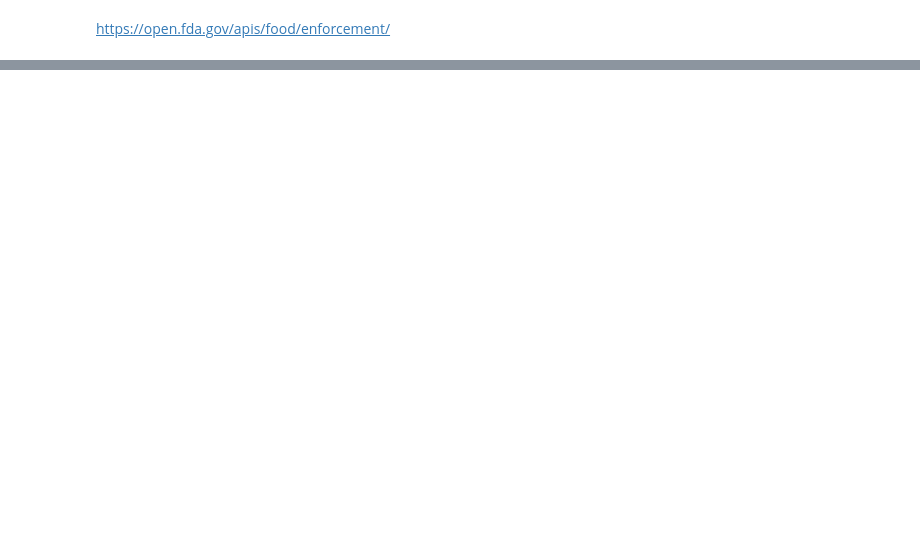
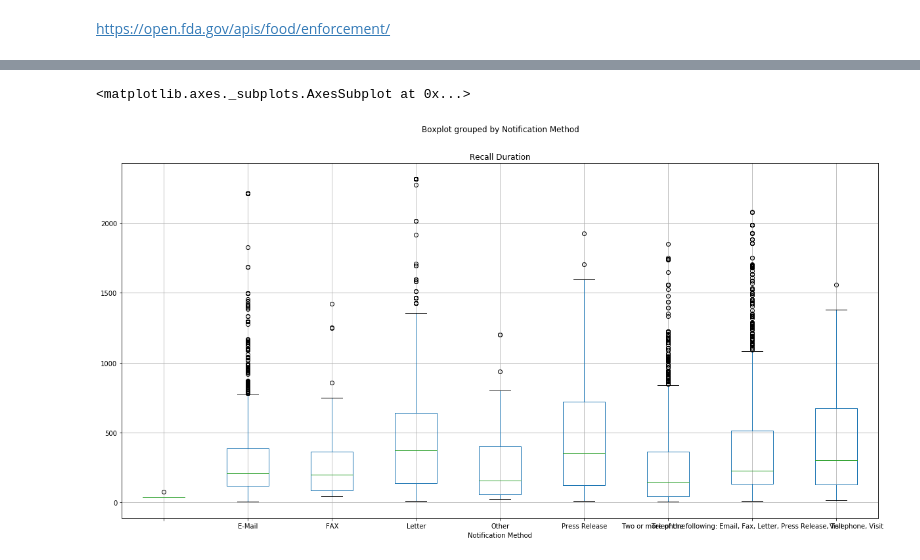
Before and after one commit to shuotang642/Group-2-Project-1, a Jupyter notebook: FDA.ipynb, the cells around one changed output, grey strips where cells are left out. Cells and saved outputs as stored; diff of their text form; code cells hidden in the pictures; blank space fills up the shorter version.

```diff
--- a/FDA.ipynb
+++ b/FDA.ipynb
@@ -36,5 +36,6 @@ Analysis Goals:
 # %%
-date1 = pd.to_datetime(TotalRecall['recall_initiation_date'],format= '%Y%m%d', errors='ignore').values.astype('datetime64[D]')
-date2 = pd.to_datetime(TotalRecall['termination_date'],format= '%Y%m%d', errors='ignore').values.astype('datetime64[D]')
-TotalRecall['recall duration'] = (date2 - date1)
-TotalRecall.head()
+# Calculate Recall Duration
+start = pd.to_datetime(TotalRecall['recall_initiation_date'],format= '%Y%m%d', errors='ignore').values.astype('datetime64[D]')
+end = pd.to_datetime(TotalRecall['termination_date'],format= '%Y%m%d', errors='ignore').values.astype('datetime64[D]')
+TotalRecall['Recall Duration'] = (end - start)
+TotalRecall['Recall Duration'] = TotalRecall['Recall Duration'].astype(np.int64) / 86400000000000
@@ -70,0 +42,17 @@ duration_df.head()
+# %%
+# Cleaning & Renaming Data
+clean_df = TotalRecall[['classification',
+                        'initial_firm_notification',
+                        'recall_initiation_date',
+                        'report_date',
+                        'termination_date',
+                        'status',
+                        'Recall Duration']]
+clean_df = clean_df.rename(columns = {'classification':'Class',
+                                      'initial_firm_notification':'Notification Method',
+                                      'recall_initiation_date':'Recall Date',
+                                      'report_date':'Report Date',
+                                      'termination_date':'Termination Date',
+                                      'status':'Status'})
+clean_df.head()
+#group_df = clean_df.groupby("")[
@@ -70,0 +66,15 @@ duration_df.head()
+# %%
+clean_df = clean_df.dropna(subset=['Termination Date','Recall Duration'])
+clean_df = clean_df[clean_df['Recall Duration'] < 5000]
+Letter = clean_df[clean_df["Notification Method"] == "Letter"]["Recall Duration"]
+Email = clean_df[clean_df["Notification Method"] == "E-Mail"]["Recall Duration"]
+Press = clean_df[clean_df["Notification Method"] == "Press Release"]["Recall Duration"]
+Phone = clean_df[clean_df["Notification Method"] == "Telephone"]["Recall Duration"]
+Visit = clean_df[clean_df["Notification Method"] == "Visit"]["Recall Duration"]
+Other = clean_df[clean_df["Notification Method"] == "Other"]["Recall Duration"]
+Fax = clean_df[clean_df["Notification Method"] == "FAX"]["Recall Duration"]
+# %%
+clean_df.boxplot("Recall Duration", by = "Notification Method", figsize = (20,10))
+# %% [output]
+<matplotlib.axes._subplots.AxesSubplot at 0x...>
+[figure, added]
```
Also changed, not shown: parts of 6 cells of this notebook.
